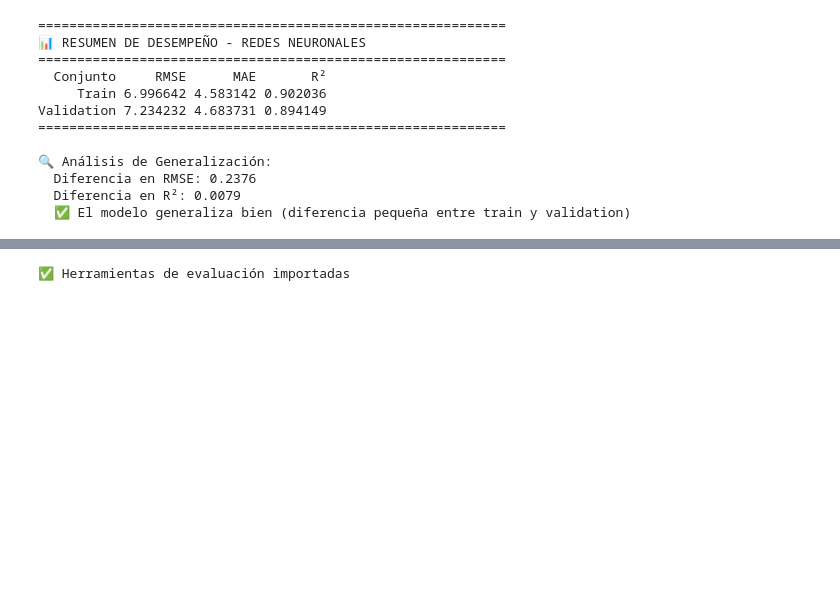
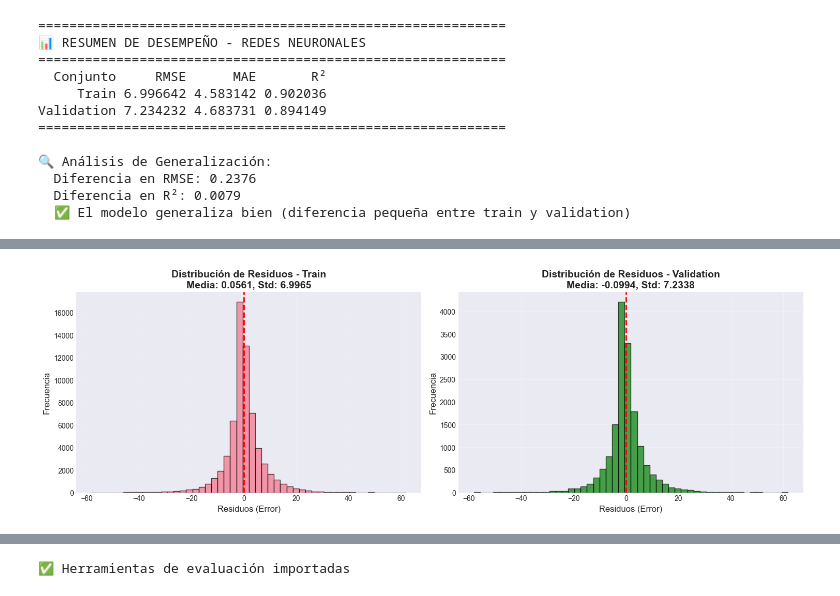
Before and after one commit to AlfonsoKatzenstein/machine_learning_obli, a Jupyter notebook: notebooks/modelos_de_regresion/redes_neuronales.ipynb, the cells around one changed output, grey strips where cells are left out. Cells and saved outputs as stored; diff of their text form; code cells hidden in the pictures; blank space fills up the shorter version.

```diff
--- a/notebooks/modelos_de_regresion/redes_neuronales.ipynb
+++ b/notebooks/modelos_de_regresion/redes_neuronales.ipynb
@@ -459,0 +488,29 @@ Validation 7.234232 4.683731 0.894149
+# %%
+# Visualización 2: Residuos (errores)
+fig, axes = plt.subplots(1, 2, figsize=(15, 5))
+
+residuos_train = y_train - y_train_pred_clipped
+residuos_val = y_val - y_val_pred_clipped
+
+# Distribución de residuos - Train
+axes[0].hist(residuos_train, bins=50, alpha=0.7, edgecolor='black')
+axes[0].axvline(x=0, color='r', linestyle='--', linewidth=2)
+axes[0].set_xlabel('Residuos (Error)', fontsize=12)
+axes[0].set_ylabel('Frecuencia', fontsize=12)
+axes[0].set_title(f'Distribución de Residuos - Train\nMedia: {residuos_train.mean():.4f}, Std: {residuos_train.std():.4f}',
+                  fontsize=14, fontweight='bold')
+axes[0].grid(True, alpha=0.3)
+
+# Distribución de residuos - Validation
+axes[1].hist(residuos_val, bins=50, alpha=0.7, edgecolor='black', color='green')
+axes[1].axvline(x=0, color='r', linestyle='--', linewidth=2)
+axes[1].set_xlabel('Residuos (Error)', fontsize=12)
+axes[1].set_ylabel('Frecuencia', fontsize=12)
+axes[1].set_title(f'Distribución de Residuos - Validation\nMedia: {residuos_val.mean():.4f}, Std: {residuos_val.std():.4f}',
+                  fontsize=14, fontweight='bold')
+axes[1].grid(True, alpha=0.3)
+
+plt.tight_layout()
+plt.show()
+# %% [output]
+[figure, added]
```
Also changed, not shown: parts of 16 cells of this notebook, 7 other files.
